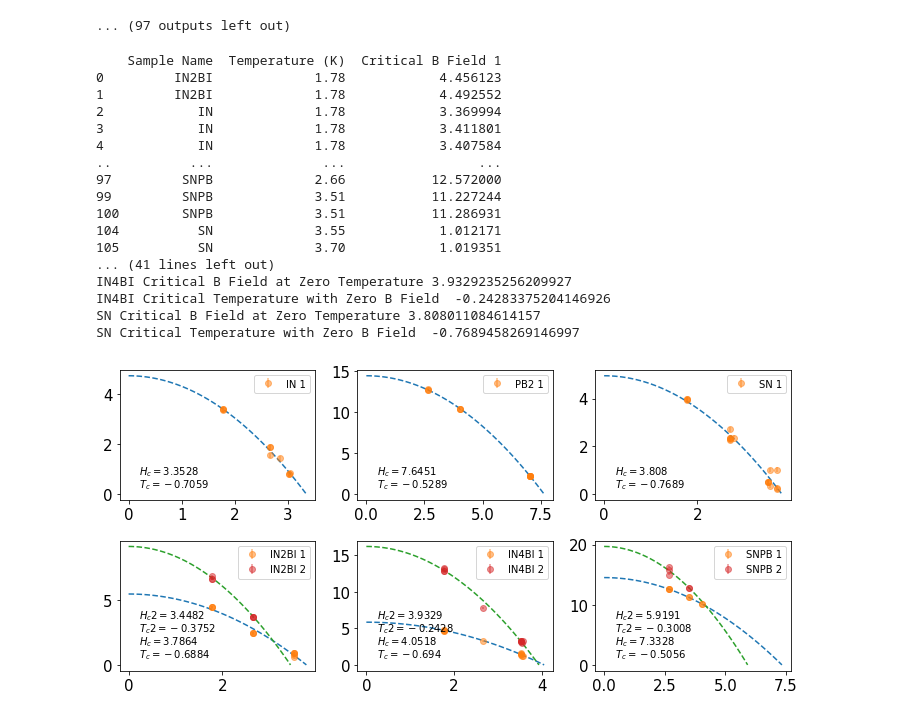
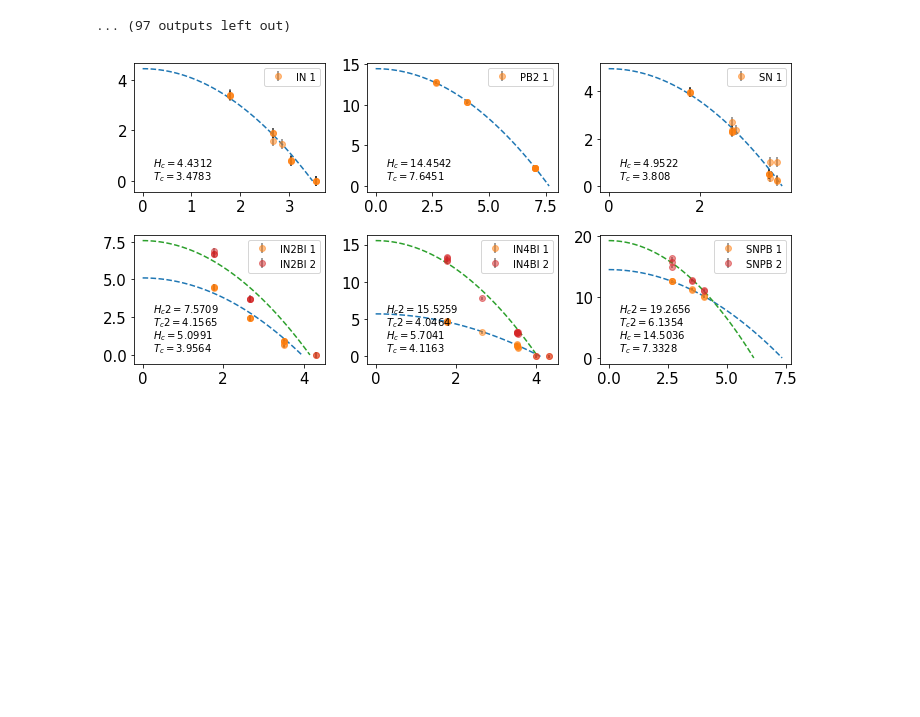
Before and after one commit to dcordovacarrizales/191_PlasmaPhysics, a Jupyter notebook: Superconductivity/Meissner/Meissner.ipynb, the cells around one changed output. Drawn from its saved outputs; the diff is of its cells as text; code cells hidden in the pictures; blank space fills up the shorter version.

```diff
--- a/Superconductivity/Meissner/Meissner.ipynb
+++ b/Superconductivity/Meissner/Meissner.ipynb
@@ -204,8 +204,8 @@ df_critical_B_1 = df_critical_B_1.dropna()
 df_critical_B_2 = df_critical_B[['Sample Name', 'Temperature (K)', 'Critical B Field 2']]
 df_critical_B_2 = df_critical_B_2.dropna()
 
-print(df_critical_B_1)
-print(df_critical_B_2)
+#print(df_critical_B_1)
+#print(df_critical_B_2)
 
 def dict_temp_critical_B(df_critical_B):
     '''
@@ -240,9 +240,9 @@ def dict_temp_critical_B(df_critical_B):
 
 
 first_curve_samples = dict_temp_critical_B(df_critical_B_1) #moving all csv data into dictionary
-print(first_curve_samples)
+#print(first_curve_samples)
 second_curve_samples = dict_temp_critical_B(df_critical_B_2)
-print(second_curve_samples)
+#print(second_curve_samples)
 
 
 subplots = {"IN": (0,0), "PB2": (0,1), "SNPB": (1,2), "IN2BI": (1,0), "IN4BI": (1,1), "SN": (0,2)}
@@ -253,7 +253,7 @@ fig, axes = plt.subplots(2, 3, figsize=(10,5))
 def Hc_from_T(T, Hc0, Tc0):
     return Hc0*(1-(T/Tc0)**2)
 
-for key in all_samples:
+for key in first_curve_samples:
     #print(key)
     #print(all_samples[key][0])
 
@@ -280,54 +280,37 @@ for key in all_samples:
 
                 xrange = np.linspace(0,Tc0,50)
                 ax.plot(xrange, Hc_from_T(xrange, *popt),'--')
-                ax.errorbar(x_meissner, y_meissner, ls='none', yerr= .1, fmt='o', alpha = 0.5, label=key+f' {n}')
+                ax.errorbar(x_meissner, y_meissner, ls='none', yerr= .2, fmt='o', alpha = 0.5, label=key+f' {n}', ecolor = 'black')
 #                 ax.scatter(x_meissner, y_meissner, s=10 , color = 'red',zorder=100)
 
         #         -b/m = x
 
-                print(key, "Critical B Field at Zero Temperature", func(0, *popt) )
-                print(key, "Critical Temperature with Zero B Field ", -popt[1]/popt[0])
+                #print(key, "Critical B Field at Zero Temperature", func(0, *popt) )
+                #print(key, "Critical Temperature with Zero B Field ", -popt[1]/popt[0])
 
                 if n == 1:
                     ax.annotate(f'$H_c = {round(Hc0,4)}$', (0.1,0.2), xycoords='axes fraction',size=10)
                     ax.annotate(f'$T_c = {round(Tc0,4)}$', (0.1,0.1), xycoords='axes fraction', size=10)
                 if n == 2:
                     ax.annotate(f'$H_c2 = {round(Hc0,4)}$', (0.1,0.4), xycoords='axes fraction',size=10)
                     ax.annotate(f'$T_c2 = {round(Tc0,4)}$', (0.1,0.3), xycoords='axes fraction', size=10)
 #                 plt.xlabel("Temperature (K)")
 #                 plt.ylabel("Critical B Field (kG)")
 #                 plt.title(key)
                 ax.legend(fontsize=10)
 #                 ax.set_xlim(0,4.5)
 #                 ax.set_ylim(0,17)
             else:
                 pass
 plt.tight_layout()
 # plt.legend()
 
 # Pb	Element	7.19	0.08
 # Bi	Element	5.3×10−4	5.2×10−6
 # In	Element	3.4	0.03
 # plot_sample_dict(first_curve_samples)
 # %% [output]
-    Sample Name  Temperature (K)  Critical B Field 1
-0         IN2BI             1.78            4.456123
-1         IN2BI             1.78            4.492552
-2            IN             1.78            3.369994
-3            IN             1.78            3.411801
-4            IN             1.78            3.407584
-..          ...              ...                 ...
-97         SNPB             2.66           12.572000
-99         SNPB             3.51           11.227244
-100        SNPB             3.51           11.286931
-104          SN             3.55            1.012171
-105          SN             3.70            1.019351
-... (41 lines left out)
-IN4BI Critical B Field at Zero Temperature 3.9329235256209927
-IN4BI Critical Temperature with Zero B Field  -0.24283375204146926
-SN Critical B Field at Zero Temperature 3.808011084614157
-SN Critical Temperature with Zero B Field  -0.7689458269146997
-[figure, old version]
+[figure, new version]
 # %%
 def Hc_from_T(Hc0, Tc0, T):
     return Hc0*(1-(T/Tc0)**2)
```
Also changed, not shown: parts of 3 cells of this notebook, 1 other file.
